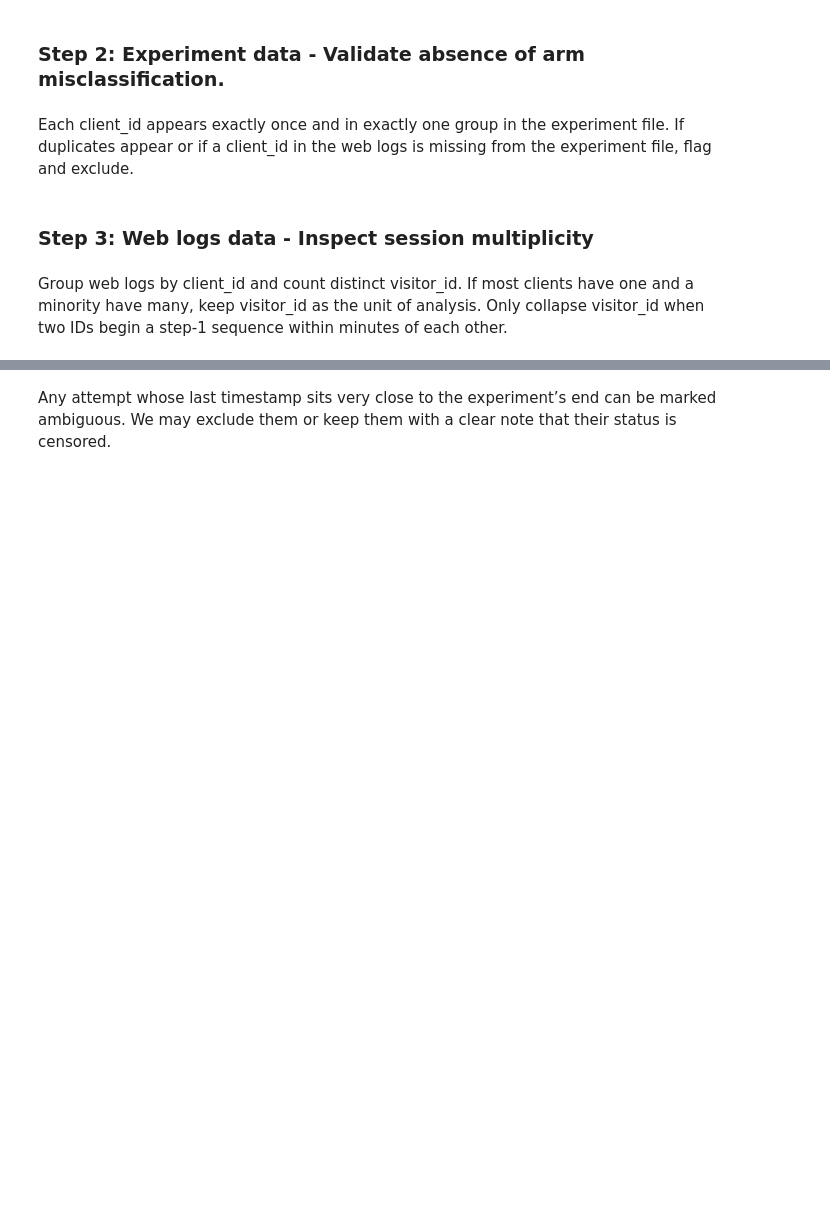
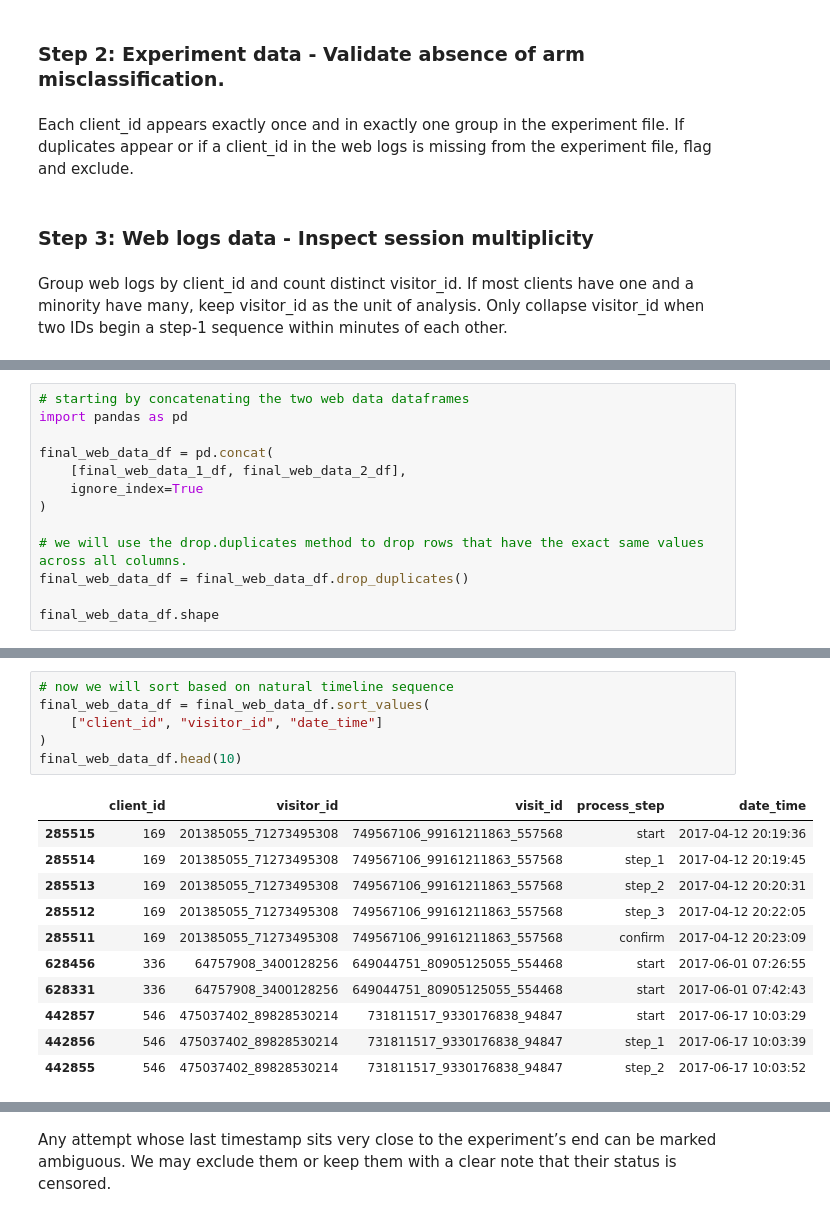
Before and after one commit to ChVlachakis/house-greyjoy, a Jupyter notebook: notebooks/data_import_meriem.ipynb, the cells around one changed output, grey strips where cells are left out. Drawn from its saved outputs; the diff is of its cells as text; blank space fills up the shorter version.

```diff
--- a/notebooks/data_import_meriem.ipynb
+++ b/notebooks/data_import_meriem.ipynb
@@ -212,0 +137,13 @@ Within each sorted sequence, compute time between steps, derive a success flag p
+# %%
+# starting by concatenating the two web data dataframes
+import pandas as pd
+
+final_web_data_df = pd.concat(
+    [final_web_data_1_df, final_web_data_2_df],
+    ignore_index=True
+)
+
+# we will use the drop.duplicates method to drop rows that have the exact same values across all columns.
+final_web_data_df = final_web_data_df.drop_duplicates()
+
+final_web_data_df.shape
@@ -212,0 +184,18 @@ Within each sorted sequence, compute time between steps, derive a success flag p
+# %%
+# now we will sort based on natural timeline sequence
+final_web_data_df = final_web_data_df.sort_values(
+    ["client_id", "visitor_id", "date_time"]
+)
+final_web_data_df.head(10)
+# %% [output]
+|  | client_id | visitor_id | visit_id | process_step | date_time |
+| 285515 | 169 | 201385055_71273495308 | 749567106_99161211863_557568 | start | 2017-04-12 20:19:36 |
+| 285514 | 169 | 201385055_71273495308 | 749567106_99161211863_557568 | step_1 | 2017-04-12 20:19:45 |
+| 285513 | 169 | 201385055_71273495308 | 749567106_99161211863_557568 | step_2 | 2017-04-12 20:20:31 |
+| 285512 | 169 | 201385055_71273495308 | 749567106_99161211863_557568 | step_3 | 2017-04-12 20:22:05 |
+| 285511 | 169 | 201385055_71273495308 | 749567106_99161211863_557568 | confirm | 2017-04-12 20:23:09 |
+| 628456 | 336 | 64757908_3400128256 | 649044751_80905125055_554468 | start | 2017-06-01 07:26:55 |
+| 628331 | 336 | 64757908_3400128256 | 649044751_80905125055_554468 | start | 2017-06-01 07:42:43 |
+| 442857 | 546 | 475037402_89828530214 | 731811517_9330176838_94847 | start | 2017-06-17 10:03:29 |
+| 442856 | 546 | 475037402_89828530214 | 731811517_9330176838_94847 | step_1 | 2017-06-17 10:03:39 |
+| 442855 | 546 | 475037402_89828530214 | 731811517_9330176838_94847 | step_2 | 2017-06-17 10:03:52 |
```
Also changed, not shown: parts of 33 cells of this notebook.
